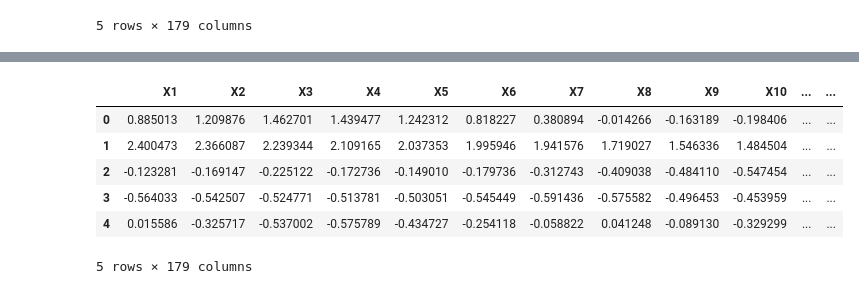
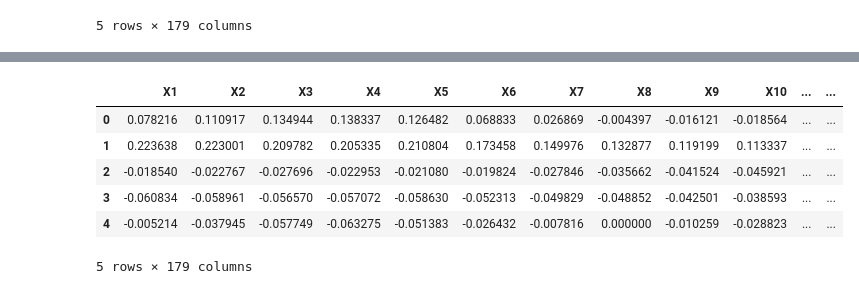
Before and after one commit to danial-25/img-to-timeseries, a Jupyter notebook: training.ipynb, the cells around one changed output, grey strips where cells are left out. Cells and saved outputs as stored; diff of their text form; code cells hidden in the pictures.

```diff
--- a/training.ipynb
+++ b/training.ipynb
@@ -109,3 +119,19 @@ Name: count, dtype: int64
 | 3 | -105 | -101 | -96 | -92 | -89 | -95 | -102 | -100 | -87 | -79 | ... | ... |
 | 4 | -9 | -65 | -98 | -102 | -78 | -48 | -16 | 0 | -21 | -59 | ... | ... |
 5 rows × 179 columns
+# %%
+import pandas as pd
+
+# Assuming your DataFrame is named `df` and the label column is named 'y'
+label_col = 'y'
+
+# Separate the label column from the features
+labels = df[label_col]
+features = df.drop(columns=[label_col])
+
+# Normalize the feature columns to be in the range [0, 1]
+features_normalized = (features - features.min()) / (features.max() - features.min())
+
+# Combine the normalized features with the label column
+df = pd.concat([features_normalized, labels], axis=1)
+df.head()
@@ -112,26 +146,26 @@ Name: count, dtype: int64
 # %%
 import pandas as pd
 
-# Assuming your DataFrame is named `df` and the label column is named 'label'
+# Assuming your DataFrame is named `df` and the label column is named 'y'
 label_col = 'y'
 
 # Separate the label column from the features
 labels = df[label_col]
 features = df.drop(columns=[label_col])
 
-# Normalize only the feature columns
-features_normalized = (features - features.mean()) / features.std()
+# Normalize the feature columns to be in the range [0, 1]
+features_normalized = features/features.max()
 
 # Combine the normalized features with the label column
 df = pd.concat([features_normalized, labels], axis=1)
 df.head()
 # %% [output]
 |  | X1 | X2 | X3 | X4 | X5 | X6 | X7 | X8 | X9 | X10 | ... | ... |
-| 0 | 0.885013 | 1.209876 | 1.462701 | 1.439477 | 1.242312 | 0.818227 | 0.380894 | -0.014266 | -0.163189 | -0.198406 | ... | ... |
-| 1 | 2.400473 | 2.366087 | 2.239344 | 2.109165 | 2.037353 | 1.995946 | 1.941576 | 1.719027 | 1.546336 | 1.484504 | ... | ... |
-| 2 | -0.123281 | -0.169147 | -0.225122 | -0.172736 | -0.149010 | -0.179736 | -0.312743 | -0.409038 | -0.484110 | -0.547454 | ... | ... |
-| 3 | -0.564033 | -0.542507 | -0.524771 | -0.513781 | -0.503051 | -0.545449 | -0.591436 | -0.575582 | -0.496453 | -0.453959 | ... | ... |
-| 4 | 0.015586 | -0.325717 | -0.537002 | -0.575789 | -0.434727 | -0.254118 | -0.058822 | 0.041248 | -0.089130 | -0.329299 | ... | ... |
+| 0 | 0.078216 | 0.110917 | 0.134944 | 0.138337 | 0.126482 | 0.068833 | 0.026869 | -0.004397 | -0.016121 | -0.018564 | ... | ... |
+| 1 | 0.223638 | 0.223001 | 0.209782 | 0.205335 | 0.210804 | 0.173458 | 0.149976 | 0.132877 | 0.119199 | 0.113337 | ... | ... |
+| 2 | -0.018540 | -0.022767 | -0.027696 | -0.022953 | -0.021080 | -0.019824 | -0.027846 | -0.035662 | -0.041524 | -0.045921 | ... | ... |
+| 3 | -0.060834 | -0.058961 | -0.056570 | -0.057072 | -0.058630 | -0.052313 | -0.049829 | -0.048852 | -0.042501 | -0.038593 | ... | ... |
+| 4 | -0.005214 | -0.037945 | -0.057749 | -0.063275 | -0.051383 | -0.026432 | -0.007816 | 0.000000 | -0.010259 | -0.028823 | ... | ... |
 5 rows × 179 columns
 # %%
 df1= df.copy()
```
Also changed, not shown: parts of 14 cells of this notebook, 22 other files.
